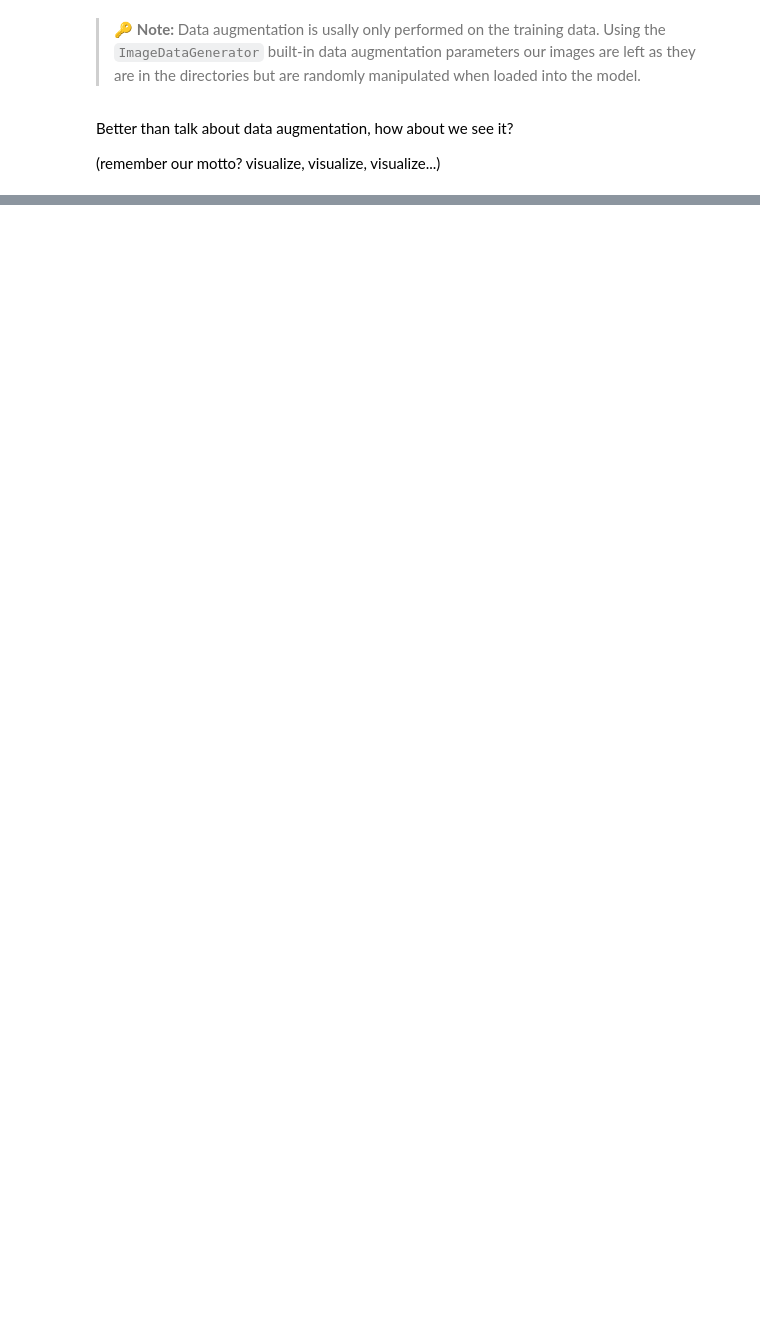
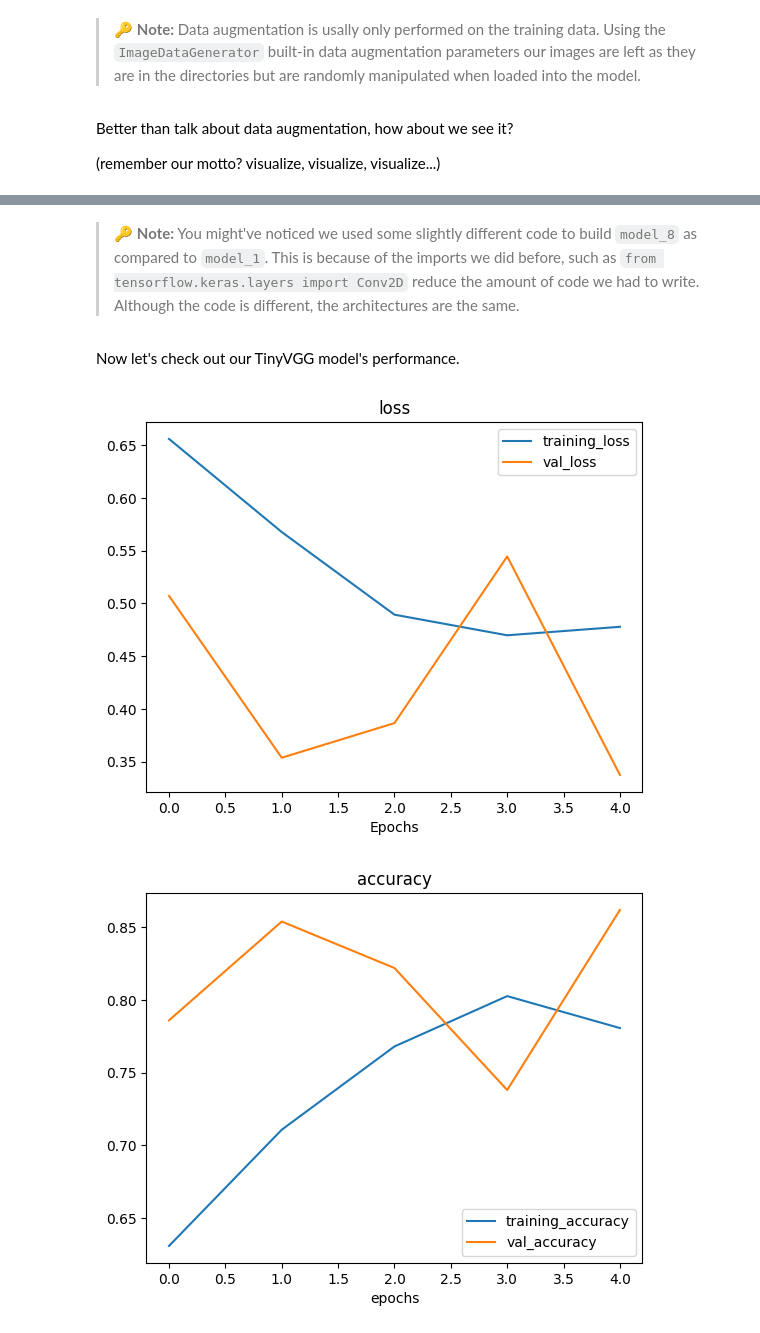
Before and after one commit to Hamedkalantari0111/TensorFlow-Developer, a Jupyter notebook: 03_convolutional_neural_networks_in_tensorflow_Hamed.ipynb, the cells around one changed output, grey strips where cells are left out. Cells and saved outputs as stored; diff of their text form; code cells hidden in the pictures; blank space fills up the shorter version.

```diff
--- a/03_convolutional_neural_networks_in_tensorflow_Hamed.ipynb
+++ b/03_convolutional_neural_networks_in_tensorflow_Hamed.ipynb
@@ -1247,0 +1391,24 @@ Showing image number: 3
+# %%
+# Create a CNN model (same as Tiny VGG but for binary classification - https://poloclub.github.io/cnn-explainer/ )
+model_8 = Sequential([
+    Conv2D(10, 3, activation="relu", input_shape=(224, 224, 3)),
+    Conv2D(10, 3, activation="relu"),
+    MaxPool2D(pool_size=2),
+    Conv2D(10, 3, activation="relu"),
+    Conv2D(10, 3, activation="relu"),
+    MaxPool2D(),
+    Flatten(),
+    Dense(1, activation="sigmoid")
+])
+
+# Compile the model
+model_8.compile(loss="binary_crossentropy",
+                optimizer=Adam(),
+                metrics=["accuracy"])
+
+# Fit the model
+history_8 = model_8.fit(train_data_augmented_shuffled,
+              epochs=5,
+              steps_per_epoch=len(train_data_augmented_shuffled),
+              validation_data=test_data,
+              validation_steps=len(test_data))
@@ -1247,0 +1446,10 @@ Showing image number: 3
+# %% [markdown]
+> 🔑 **Note:** You might've noticed we used some slightly different code to build `model_8` as compared to `model_1`. This is because of the imports we did before, such as `from tensorflow.keras.layers import Conv2D` reduce the amount of code we had to write. Although the code is different, the architectures are the same.
+# %% [markdown]
+Now let's check out our TinyVGG model's performance.
+# %%
+# Check out the TinyVGG model performance
+plot_loss_curves(history_8)
+# %% [output]
+[figure, added]
+[figure, added]
```
Also changed, not shown: parts of 43 cells of this notebook.
